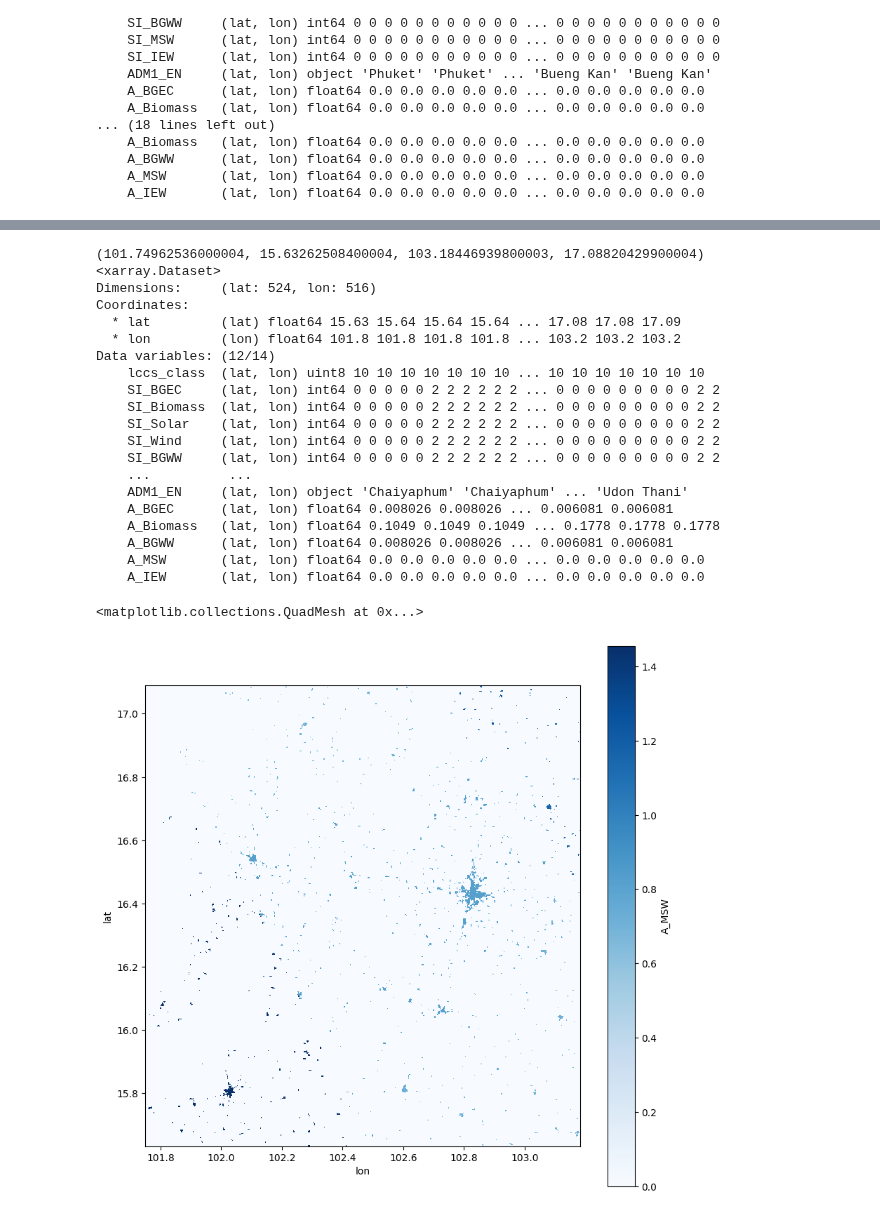
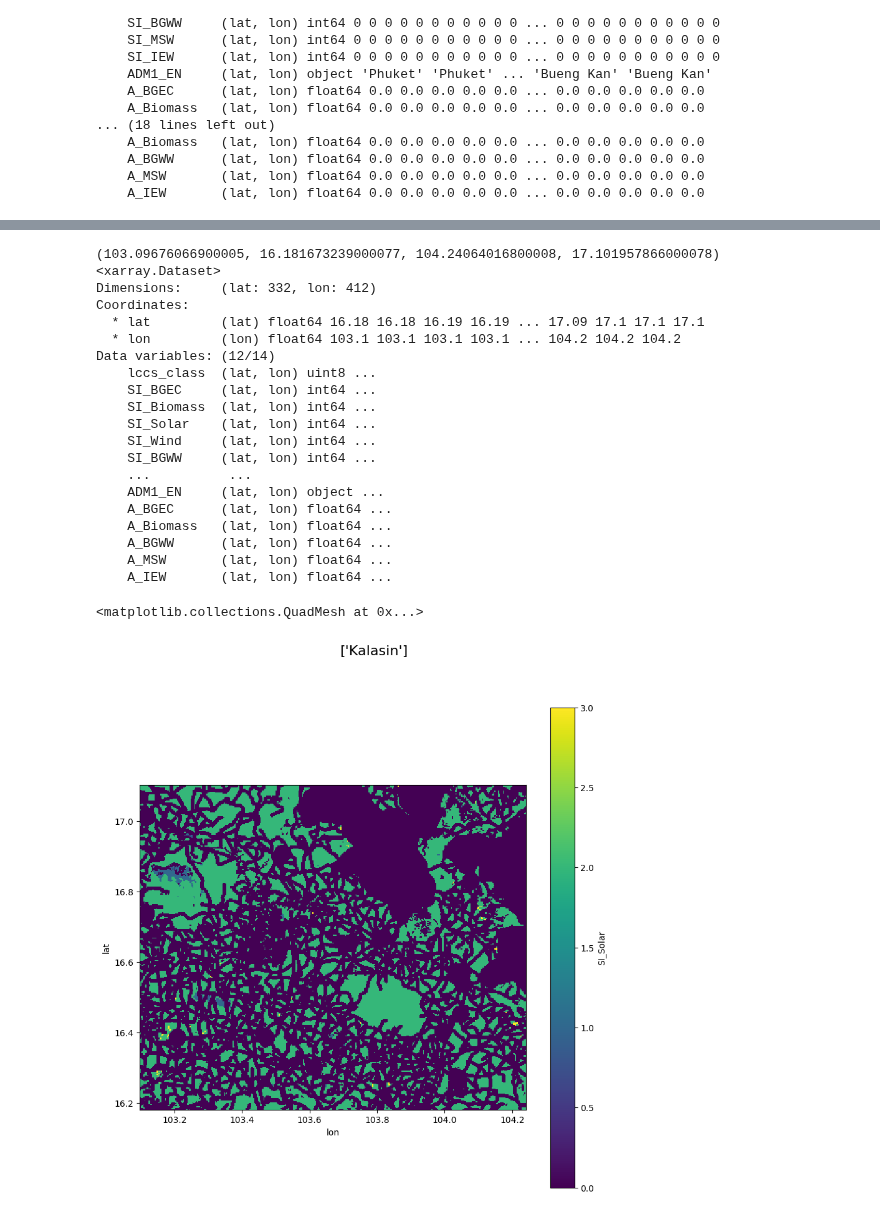
Before and after one commit to NarasetS/REPowerPlant_Siting, a Jupyter notebook: 1.1_SI_Landcover_feedstock.ipynb, the cells around one changed output, grey strips where cells are left out. Drawn from its saved outputs; the diff is of its cells as text; code cells hidden in the pictures.

```diff
--- a/1.1_SI_Landcover_feedstock.ipynb
+++ b/1.1_SI_Landcover_feedstock.ipynb
@@ -327,41 +308,44 @@ xr_areafeedstock['A_BGEC'].plot()
+# %%
+xr_areafeedstock = xr.open_dataset('Output\\xr_SI_Landcover.nc')
 # %%
 thailandmap = gpd.read_file('Data\\tha_admbnda_adm1_rtsd_20220121\\tha_admbnda_adm1_rtsd_20220121.shp')
 thailandmap.crs = {'init': 'epsg:4326'}
 
-province = 'Khon Kaen'
+province = 'Kalasin'
 province = thailandmap.loc[thailandmap['ADM1_EN'] == province]
 print(province.unary_union.bounds)
 min_lon = province.unary_union.bounds[0]
 max_lon = province.unary_union.bounds[2]
 max_lat = province.unary_union.bounds[3]
 min_lat = province.unary_union.bounds[1]
 
 xr_buffer = xr_areafeedstock.sel(lat=slice(min_lat,max_lat), lon=slice(min_lon,max_lon))
 print(xr_buffer)
 
 fig, ax = plt.subplots(figsize=(10,10))
+fig.suptitle(province['ADM1_EN'].values, fontsize=16)
 province.plot(ax = ax, color='none', edgecolor = 'black', zorder = 0)
-xr_buffer['A_MSW'].plot(ax = ax,zorder = 1,cmap="Blues")
+xr_buffer['SI_Solar'].plot(ax = ax,zorder = 1)
 # %% [output]
-(101.74962536000004, 15.63262508400004, 103.18446939800003, 17.08820429900004)
+(103.09676066900005, 16.181673239000077, 104.24064016800008, 17.101957866000078)
 <xarray.Dataset>
-Dimensions:     (lat: 524, lon: 516)
+Dimensions:     (lat: 332, lon: 412)
 Coordinates:
-  * lat         (lat) float64 15.63 15.64 15.64 15.64 ... 17.08 17.08 17.09
-  * lon         (lon) float64 101.8 101.8 101.8 101.8 ... 103.2 103.2 103.2
+  * lat         (lat) float64 16.18 16.18 16.19 16.19 ... 17.09 17.1 17.1 17.1
+  * lon         (lon) float64 103.1 103.1 103.1 103.1 ... 104.2 104.2 104.2
 Data variables: (12/14)
-    lccs_class  (lat, lon) uint8 10 10 10 10 10 10 10 ... 10 10 10 10 10 10 10
-    SI_BGEC     (lat, lon) int64 0 0 0 0 0 2 2 2 2 2 2 ... 0 0 0 0 0 0 0 0 0 2 2
-    SI_Biomass  (lat, lon) int64 0 0 0 0 0 2 2 2 2 2 2 ... 0 0 0 0 0 0 0 0 0 2 2
-    SI_Solar    (lat, lon) int64 0 0 0 0 0 2 2 2 2 2 2 ... 0 0 0 0 0 0 0 0 0 2 2
-    SI_Wind     (lat, lon) int64 0 0 0 0 0 2 2 2 2 2 2 ... 0 0 0 0 0 0 0 0 0 2 2
-    SI_BGWW     (lat, lon) int64 0 0 0 0 0 2 2 2 2 2 2 ... 0 0 0 0 0 0 0 0 0 2 2
+    lccs_class  (lat, lon) uint8 ...
+    SI_BGEC     (lat, lon) int64 ...
+    SI_Biomass  (lat, lon) int64 ...
+    SI_Solar    (lat, lon) int64 ...
+    SI_Wind     (lat, lon) int64 ...
+    SI_BGWW     (lat, lon) int64 ...
     ...          ...
-    ADM1_EN     (lat, lon) object 'Chaiyaphum' 'Chaiyaphum' ... 'Udon Thani'
-    A_BGEC      (lat, lon) float64 0.008026 0.008026 ... 0.006081 0.006081
-    A_Biomass   (lat, lon) float64 0.1049 0.1049 0.1049 ... 0.1778 0.1778 0.1778
-    A_BGWW      (lat, lon) float64 0.008026 0.008026 ... 0.006081 0.006081
-    A_MSW       (lat, lon) float64 0.0 0.0 0.0 0.0 0.0 ... 0.0 0.0 0.0 0.0 0.0
-    A_IEW       (lat, lon) float64 0.0 0.0 0.0 0.0 0.0 ... 0.0 0.0 0.0 0.0 0.0
+    ADM1_EN     (lat, lon) object ...
+    A_BGEC      (lat, lon) float64 ...
+    A_Biomass   (lat, lon) float64 ...
+    A_BGWW      (lat, lon) float64 ...
+    A_MSW       (lat, lon) float64 ...
+    A_IEW       (lat, lon) float64 ...
 <matplotlib.collections.QuadMesh at 0x...>
-[figure, old version]
+[figure, new version]
```
Also changed, not shown: parts of 5 cells of this notebook, 13 other files.
